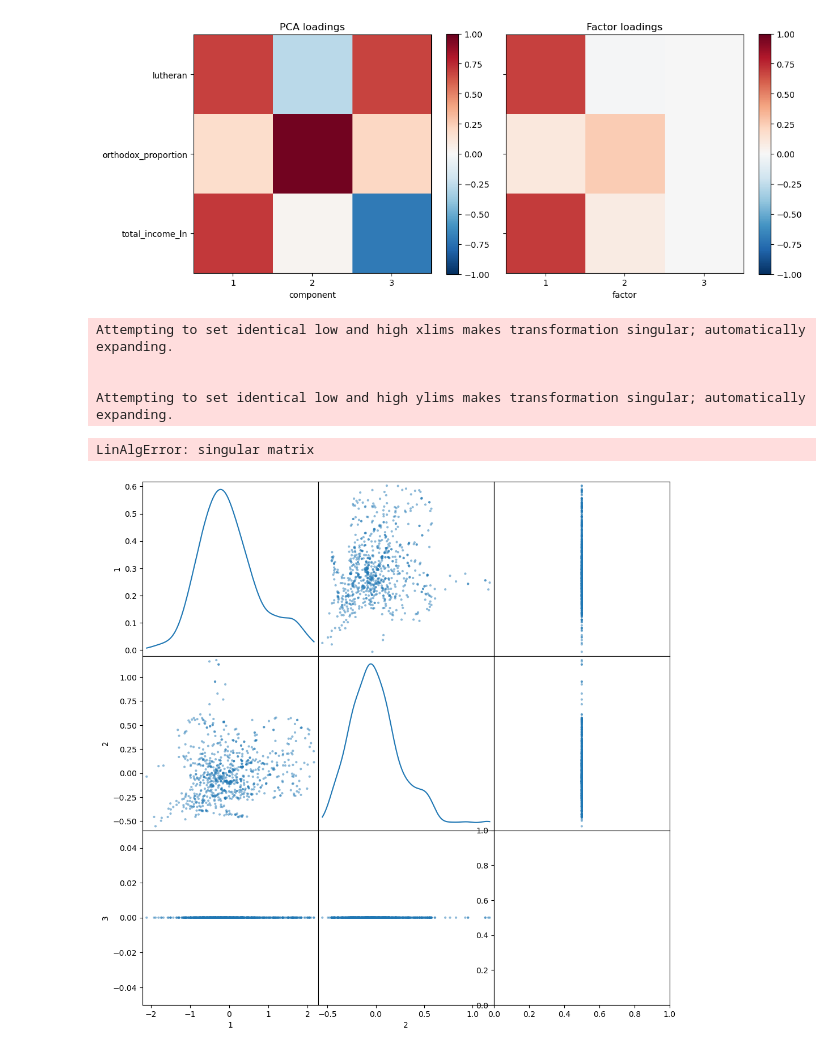
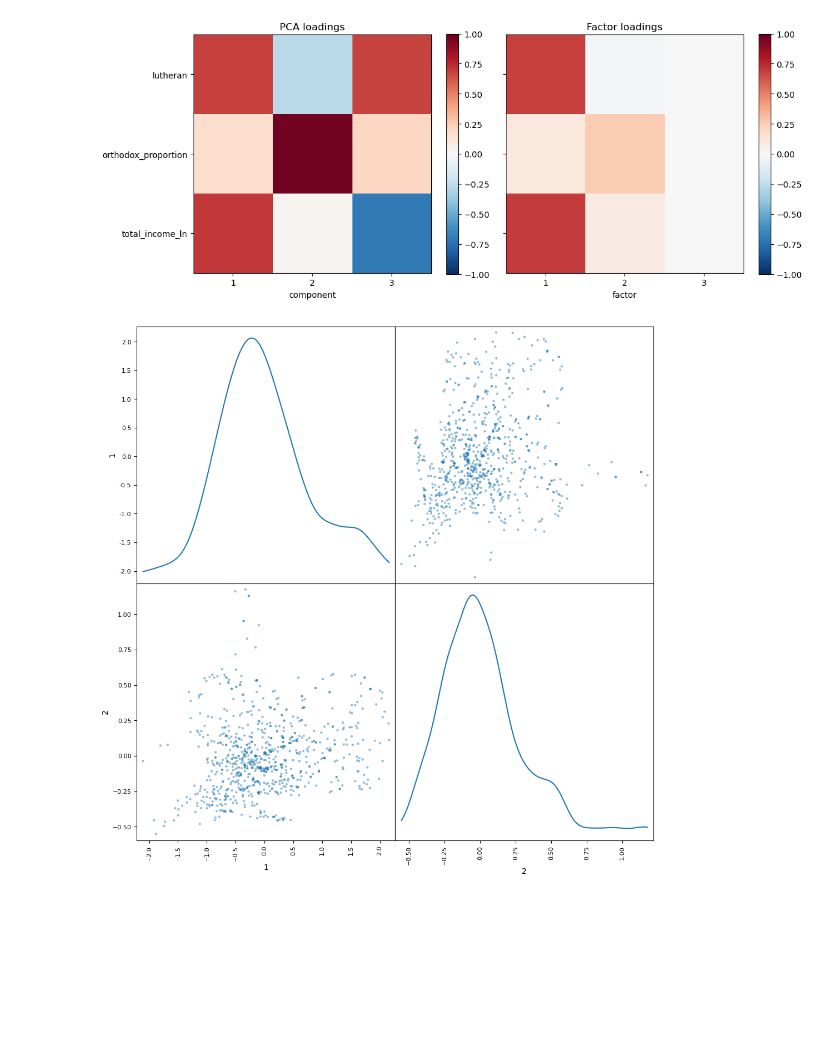
Before and after one commit to AnttiHaerkoenen/socio-ethnic_segregation, a Jupyter notebook: notebooks/pca.ipynb, the cells around one changed output. Drawn from its saved outputs; the diff is of its cells as text; code cells hidden in the pictures; blank space fills up the shorter version.

```diff
--- a/notebooks/pca.ipynb
+++ b/notebooks/pca.ipynb
@@ -109,13 +109,8 @@ plt.show()
 [figure]
 # %%
 # scatter_matrix(pca_transformed.iloc[:, :4], figsize=(12, 12), diagonal="kde")
-scatter_matrix(factor_transformed.iloc[:, :4], figsize=(12, 12), diagonal="kde")
+scatter_matrix(factor_transformed.iloc[:, :2], figsize=(12, 12), diagonal="kde")
 plt.show()
 # %% [output]
-Attempting to set identical low and high xlims makes transformation singular; automatically expanding.
-
-
-Attempting to set identical low and high ylims makes transformation singular; automatically expanding.
-LinAlgError: singular matrix
-[figure, old version]
+[figure, new version]
 # %%
```
Also changed, not shown: parts of 1 cell of this notebook, 30 other files.
